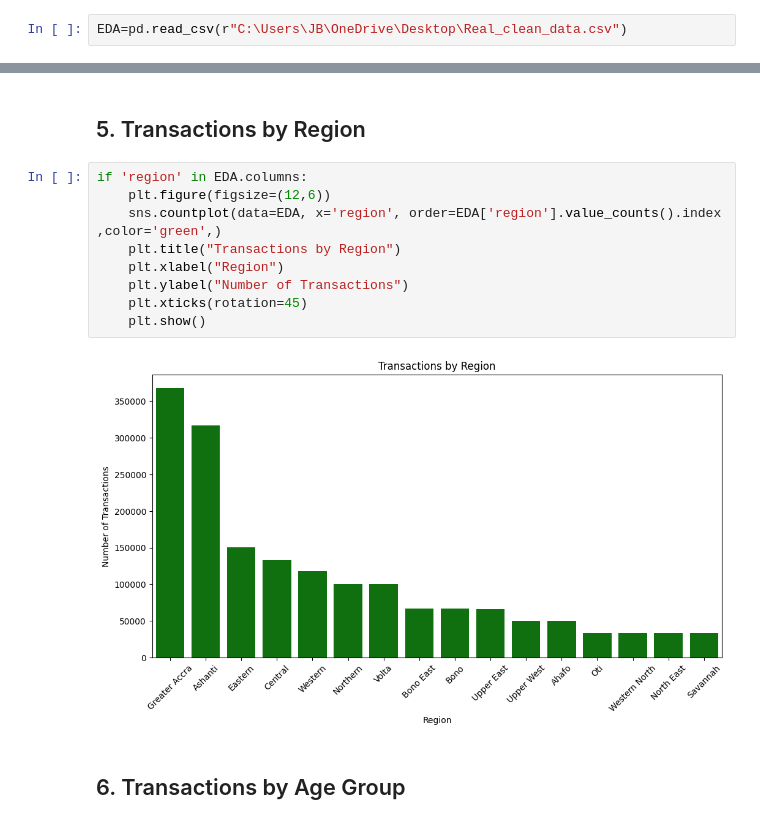
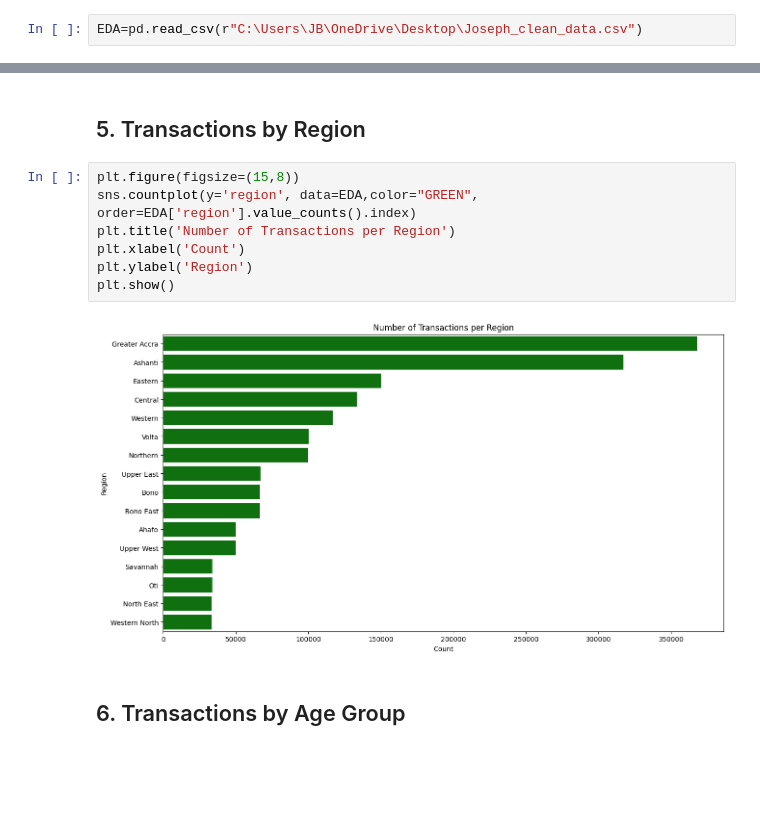
Before and after one commit to Qwodjo/Ghana-mobile-money-insights, a Jupyter notebook: notebooks/EDA_analysis.ipynb, the cells around one changed output, grey strips where cells are left out. Cells and saved outputs as stored; diff of their text form; blank space fills up the shorter version.

Commit message:
Update EDA and data cleaning notebooks with new columns and transformations

```diff
--- a/notebooks/EDA_analysis.ipynb
+++ b/notebooks/EDA_analysis.ipynb
@@ -10,7 +10,7 @@ import seaborn as sns
 # %% [markdown]
 ## 2. Load Cleaned Dataset
 # %%
-EDA=pd.read_csv(r"C:\Users\JB\OneDrive\Desktop\Real_clean_data.csv")
+EDA=pd.read_csv(r"C:\Users\JB\OneDrive\Desktop\Joseph_clean_data.csv")
 # %% [markdown]
 ## 3. Dataset Overview
 # %%
@@ -131,16 +101,14 @@ WITHDRAWAL     93785
 # %% [markdown]
 ## 5. Transactions by Region
 # %%
-if 'region' in EDA.columns:
-    plt.figure(figsize=(12,6))
-    sns.countplot(data=EDA, x='region', order=EDA['region'].value_counts().index ,color='green',)
-    plt.title("Transactions by Region")
-    plt.xlabel("Region")
-    plt.ylabel("Number of Transactions")
-    plt.xticks(rotation=45)
-    plt.show()
+plt.figure(figsize=(15,8))
+sns.countplot(y='region', data=EDA,color="GREEN", order=EDA['region'].value_counts().index)
+plt.title('Number of Transactions per Region')
+plt.xlabel('Count')
+plt.ylabel('Region')
+plt.show()
 # %% [output]
-[figure, old version]
+[figure, new version]
 # %% [markdown]
 ## 6. Transactions by Age Group
 # %%
```
Also changed, not shown: parts of 8 cells of this notebook, 2 other files.
